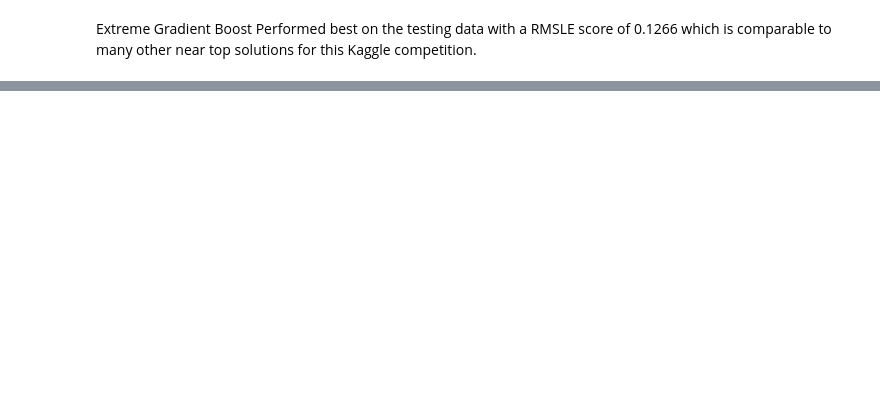
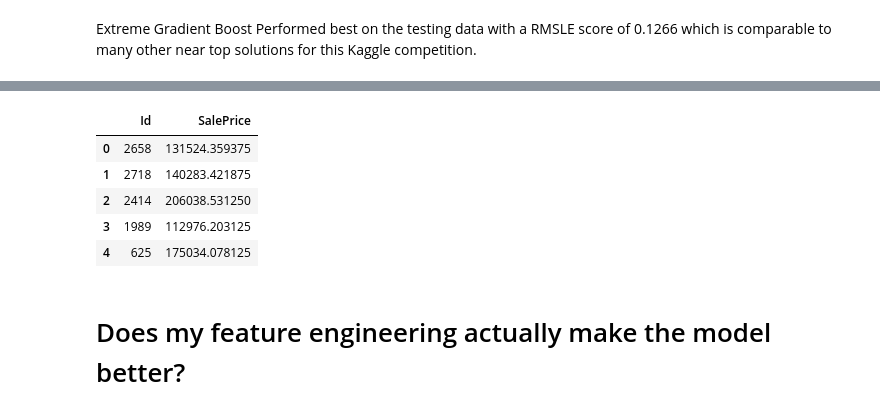
Before and after one commit to seanhulseman/Ames-Housing-Price-Prediction, a Jupyter notebook: code/ames_housing_project.ipynb, the cells around one changed output, grey strips where cells are left out. Saved outputs shown, nothing was run; the diff lists cells and outputs as text; code cells hidden in the pictures; blank space fills up the shorter version.

```diff
--- a/code/ames_housing_project.ipynb
+++ b/code/ames_housing_project.ipynb
@@ -520,0 +534,19 @@ Index(['pid', 'ms_subclass', 'ms_zoning', 'lot_frontage', 'lot_area', 'street',
+# %%
+loaded_model = xgb.Booster()
+loaded_model.load_model('../models/best_xgb_model.json')
+# Convert the pandas DataFrame to a DMatrix
+test_resized_dmatrix = xgb.DMatrix(data=test_resized, label=test['id'])
+# %%
+loaded_y_pred = loaded_model.predict(test_resized_dmatrix)
+# %%
+loaded_preds_df = pd.DataFrame({'Id': test['id'], 'SalePrice': loaded_y_pred})
+loaded_preds_df.head()
+# %% [output]
+|  | Id | SalePrice |
+| 0 | 2658 | 131524.359375 |
+| 1 | 2718 | 140283.421875 |
+| 2 | 2414 | 206038.531250 |
+| 3 | 1989 | 112976.203125 |
+| 4 | 625 | 175034.078125 |
+# %% [markdown]
+# Does my feature engineering actually make the model better?
```
Also changed, not shown: parts of 44 cells of this notebook, 19 other files.
